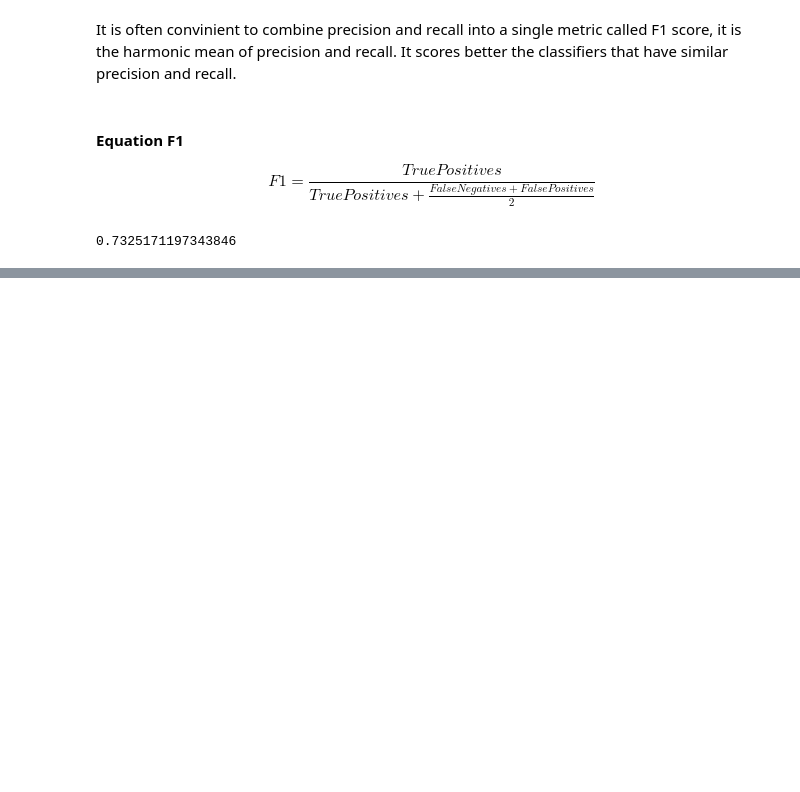
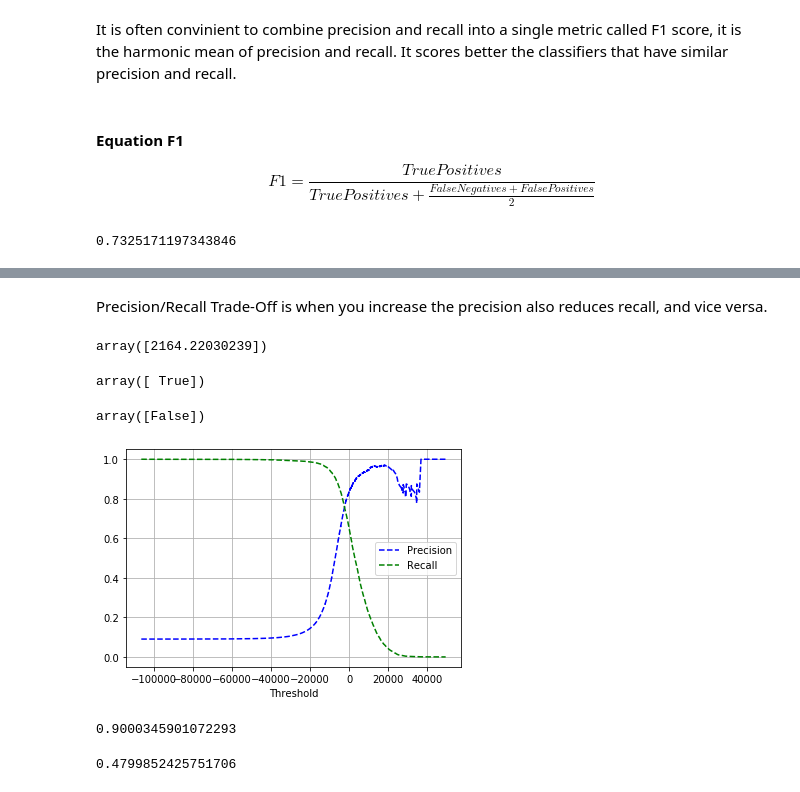
Before and after one commit to saguillo2000/Hands-On-ML-Notes, a Jupyter notebook: Chapter3.ipynb, the cells around one changed output, grey strips where cells are left out. Saved outputs shown, nothing was run; the diff lists cells and outputs as text; code cells hidden in the pictures; blank space fills up the shorter version.

```diff
--- a/Chapter3.ipynb
+++ b/Chapter3.ipynb
@@ -171,0 +174,49 @@ f1_score(y_train_5, y_train_predict)
+# %% [markdown]
+Precision/Recall Trade-Off is when you increase the precision also reduces recall, and vice versa.
+# %%
+y_scores = sgd_clf.decision_function([some_digit])
+y_scores
+# %% [output]
+array([2164.22030239])
+# %%
+threshold = 0
+y_some_digit_pred = (y_scores > threshold)
+y_some_digit_pred
+# %% [output]
+array([ True])
+# %%
+threshold = 8000
+y_some_digit_pred = (y_scores > threshold)
+y_some_digit_pred
+# %% [output]
+array([False])
+# %%
+from sklearn.metrics import precision_recall_curve
+
+y_scores = cross_val_predict(sgd_clf, X_train, y_train_5, cv=3, method="decision_function")
+
+precisions, recalls, thresholds = precision_recall_curve(y_train_5, y_scores)
+# %%
+def plot_precision_recall_vs_threshold(precisions, recalls, thresholds):
+    plt.plot(thresholds, precisions[:-1], "b--", label="Precision")
+    plt.plot(thresholds, recalls[:-1], "g--", label="Recall")
+    #Highlight the threshold
+    plt.legend()
+    plt.xlabel('Threshold')
+    plt.grid(b=True)
+
+plot_precision_recall_vs_threshold(precisions, recalls, thresholds)
+plt.show()
+# %% [output]
+[figure, added]
+# %%
+threshold_90_precision = thresholds[np.argmax(precisions >= 0.90)]
+y_train_pred_90 = (y_scores >= threshold_90_precision)
+
+precision_score(y_train_5, y_train_pred_90)
+# %% [output]
+0.9000345901072293
+# %%
+recall_score(y_train_5, y_train_pred_90)
+# %% [output]
+0.4799852425751706
```
Also changed, not shown: parts of 10 cells of this notebook.
